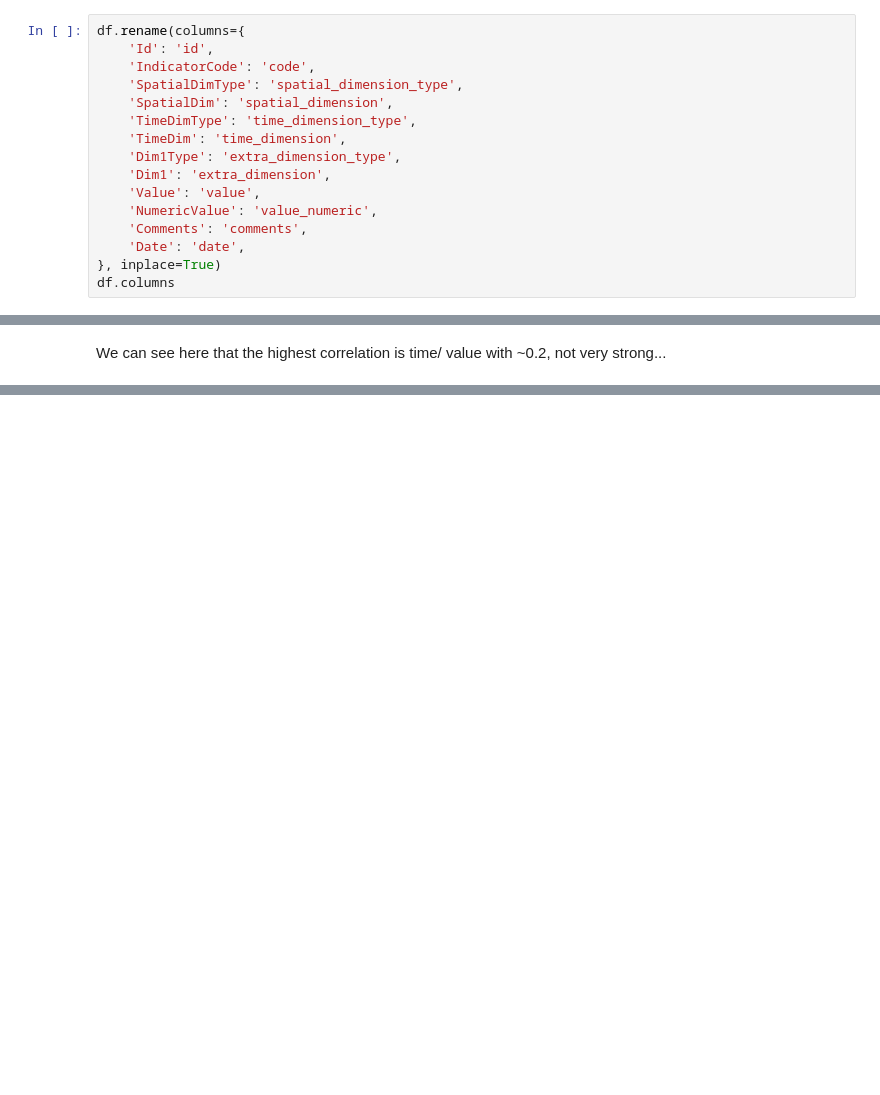
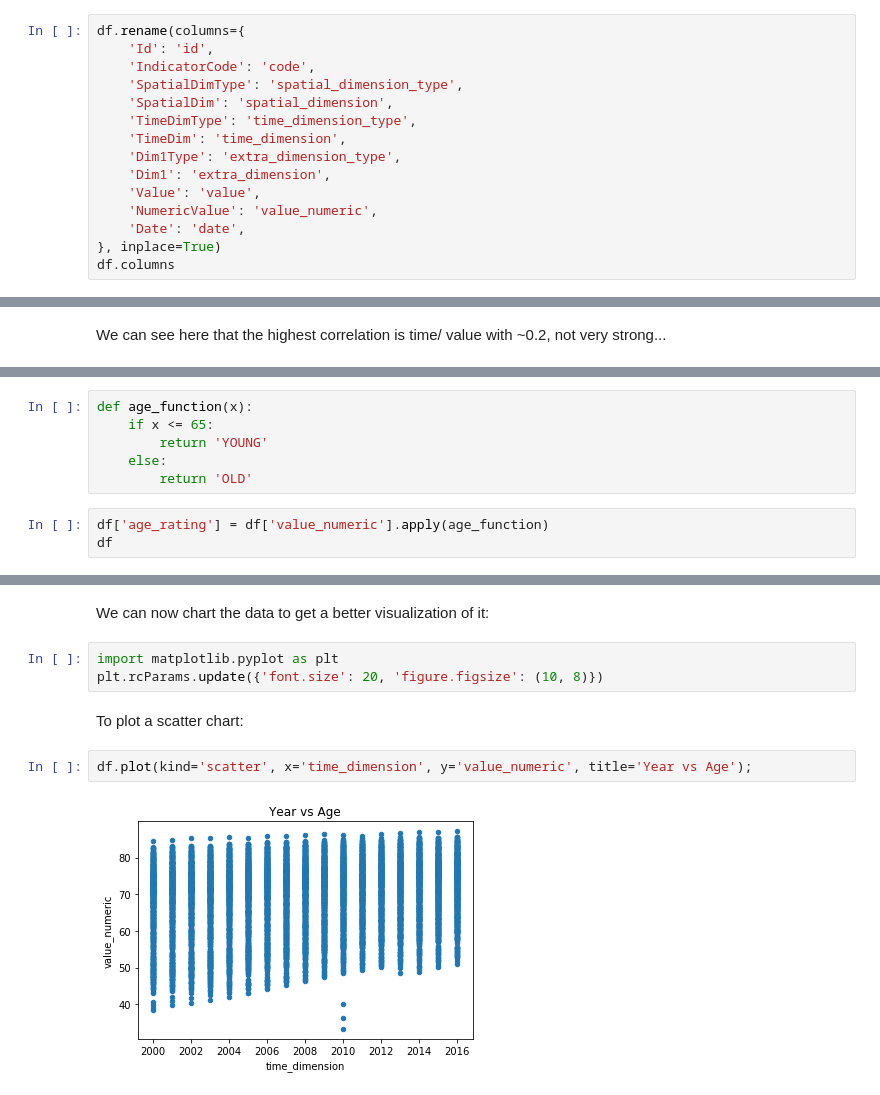
Before and after one commit to djedi-knight/WHO, a Jupyter notebook: 02 - Data Analysis - Example.ipynb, the cells around one changed output, grey strips where cells are left out. Cells and saved outputs as stored; diff of their text form; blank space fills up the shorter version.

```diff
--- a/02 - Data Analysis.ipynb
+++ b/02 - Data Analysis - Example.ipynb
@@ -177,7 +177,6 @@ df.rename(columns={
     'Dim1': 'extra_dimension',
     'Value': 'value',
     'NumericValue': 'value_numeric',
-    'Comments': 'comments',
     'Date': 'date',
 }, inplace=True)
 df.columns
@@ -267,0 +351,9 @@ Name: 2, dtype: object
+# %%
+def age_function(x):
+    if x <= 65:
+        return 'YOUNG'
+    else:
+        return 'OLD'
+# %%
+df['age_rating'] = df['value_numeric'].apply(age_function)
+df
@@ -267,0 +374,11 @@ Name: 2, dtype: object
+# %% [markdown]
+We can now chart the data to get a better visualization of it:
+# %%
+import matplotlib.pyplot as plt
+plt.rcParams.update({'font.size': 20, 'figure.figsize': (10, 8)})
+# %% [markdown]
+To plot a scatter chart:
+# %%
+df.plot(kind='scatter', x='time_dimension', y='value_numeric', title='Year vs Age');
+# %% [output]
+[figure, added]
```
Also changed, not shown: parts of 19 cells of this notebook, 1 other file.
